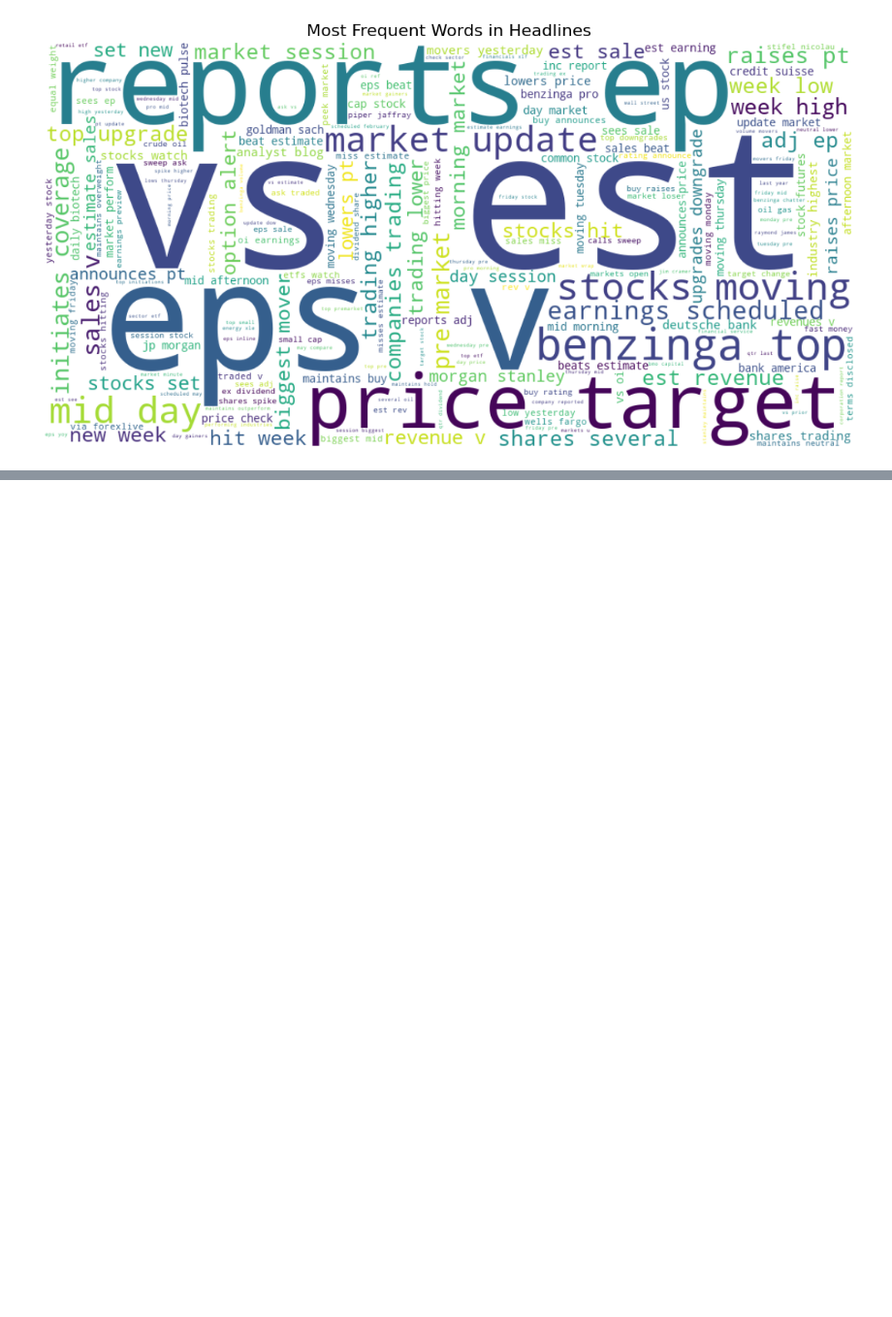
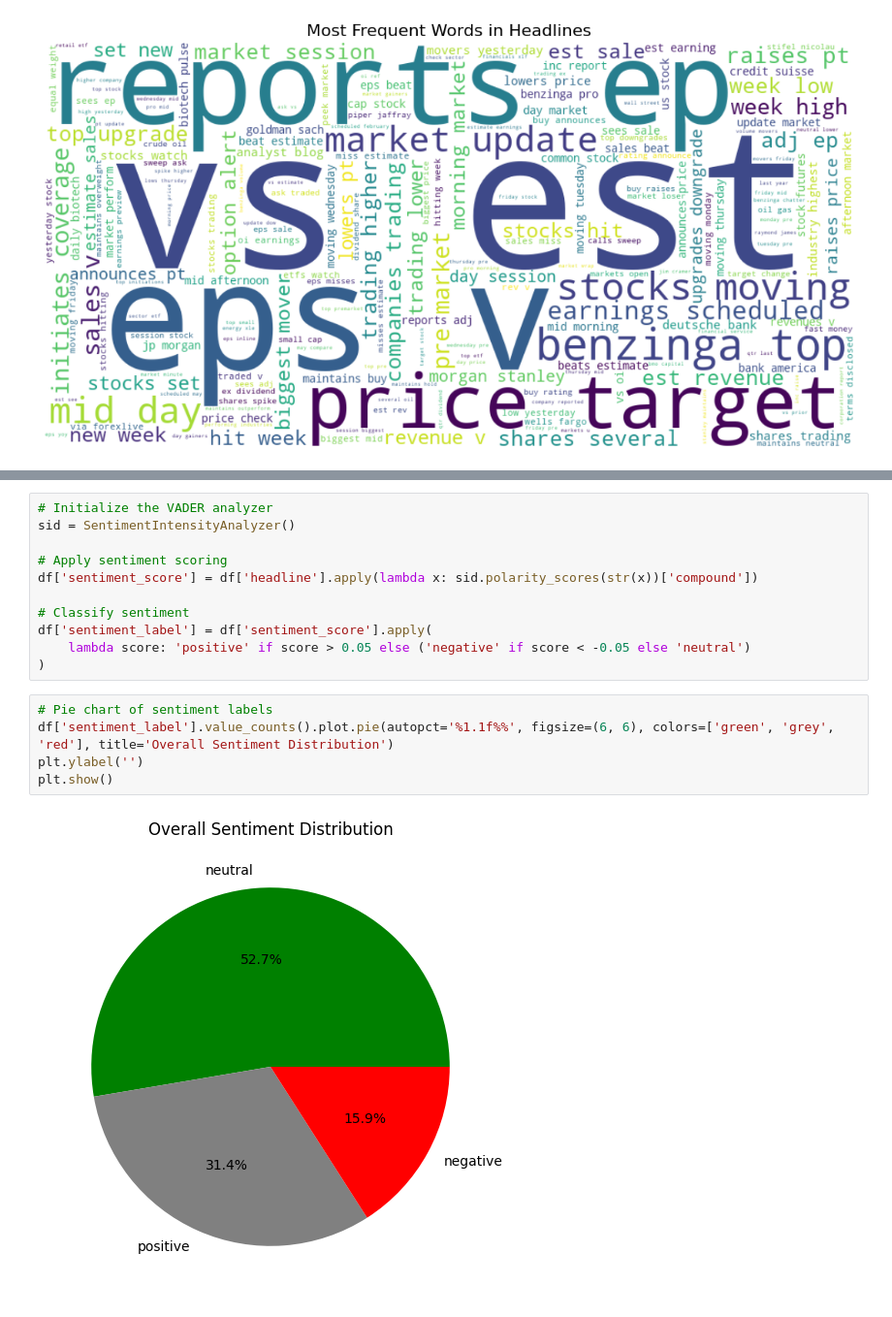
Before and after one commit to menyichel7/nova-financial-week1, a Jupyter notebook: notebooks/task_1_eda.ipynb, the cells around one changed output, grey strips where cells are left out. Shown at 97% size. Saved outputs shown, nothing was run; the diff lists cells and outputs as text; blank space fills up the shorter version.

Commit message:
Added sentiment analysis using VADER and visualized sentiment trends

```diff
--- a/notebooks/task_1_eda.ipynb
+++ b/notebooks/task_1_eda.ipynb
@@ -133,0 +148,18 @@ plt.show()
+# %%
+# Initialize the VADER analyzer
+sid = SentimentIntensityAnalyzer()
+
+# Apply sentiment scoring
+df['sentiment_score'] = df['headline'].apply(lambda x: sid.polarity_scores(str(x))['compound'])
+
+# Classify sentiment
+df['sentiment_label'] = df['sentiment_score'].apply(
+    lambda score: 'positive' if score > 0.05 else ('negative' if score < -0.05 else 'neutral')
+)
+# %%
+# Pie chart of sentiment labels
+df['sentiment_label'].value_counts().plot.pie(autopct='%1.1f%%', figsize=(6, 6), colors=['green', 'grey', 'red'], title='Overall Sentiment Distribution')
+plt.ylabel('')
+plt.show()
+# %% [output]
+[figure, added]
```
Also changed, not shown: parts of 2 cells of this notebook.
